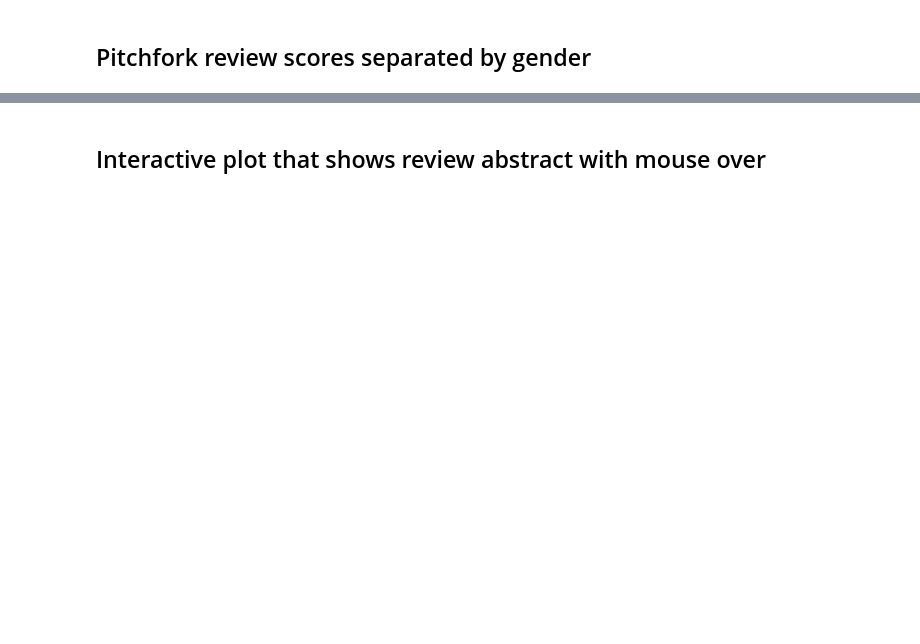
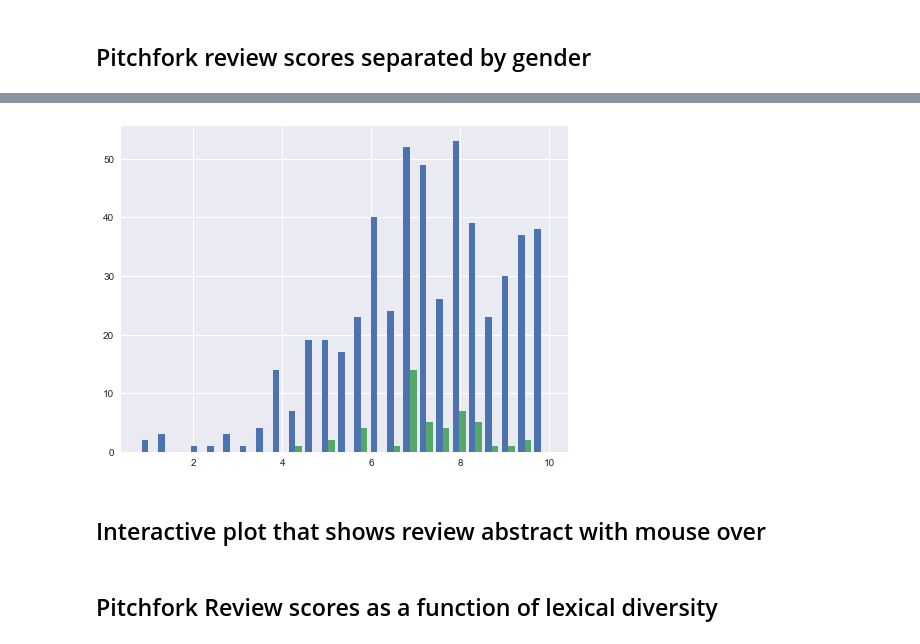
Before and after one commit to johnwmillr/pitchfork_reviews_and_lyrics, a Jupyter notebook: analysis.ipynb, the cells around one changed output, grey strips where cells are left out. Drawn from its saved outputs; the diff is of its cells as text; code cells hidden in the pictures; blank space fills up the shorter version.

```diff
--- a/analysis.ipynb
+++ b/analysis.ipynb
@@ -182,2 +231,10 @@ plt.show()
+# %%
+fig, ax = plt.subplots(figsize=(8,6))
+ax.hist(scores_by_gender, 25)
+plt.show()
+# %% [output]
+[figure, added]
 # %% [markdown]
 ## Interactive plot that shows review abstract with mouse over
+# %% [markdown]
+## Pitchfork Review scores as a function of lexical diversity
```
Also changed, not shown: parts of 21 cells of this notebook, 2 other files.
